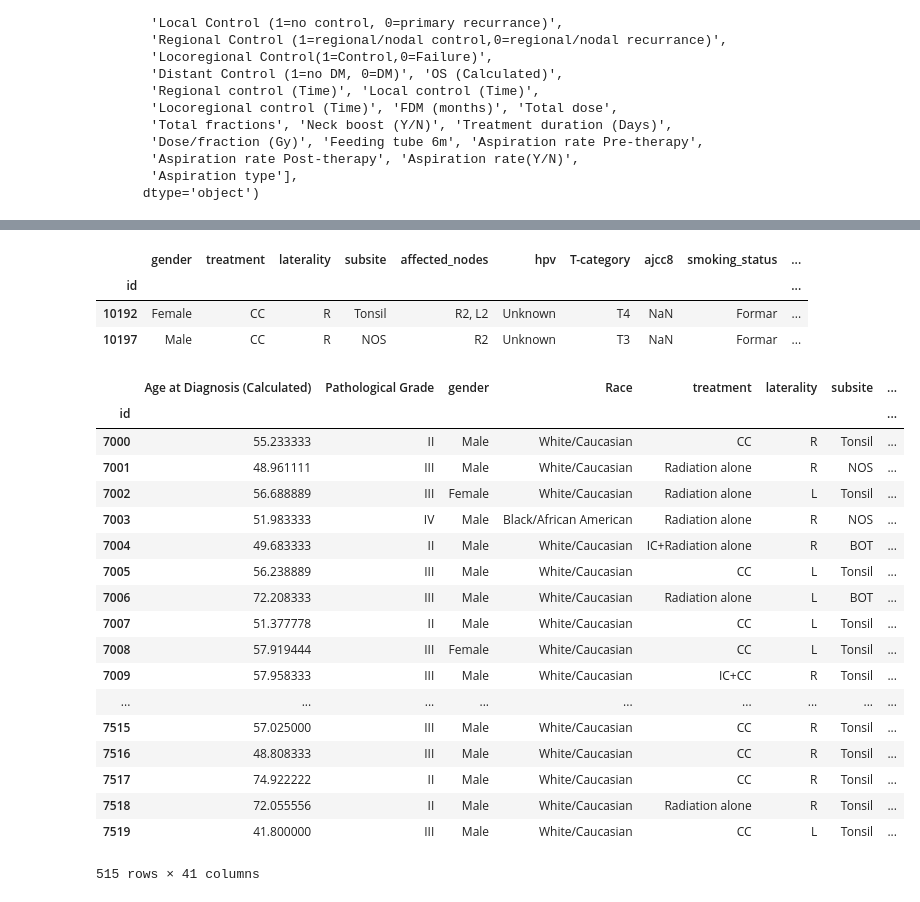
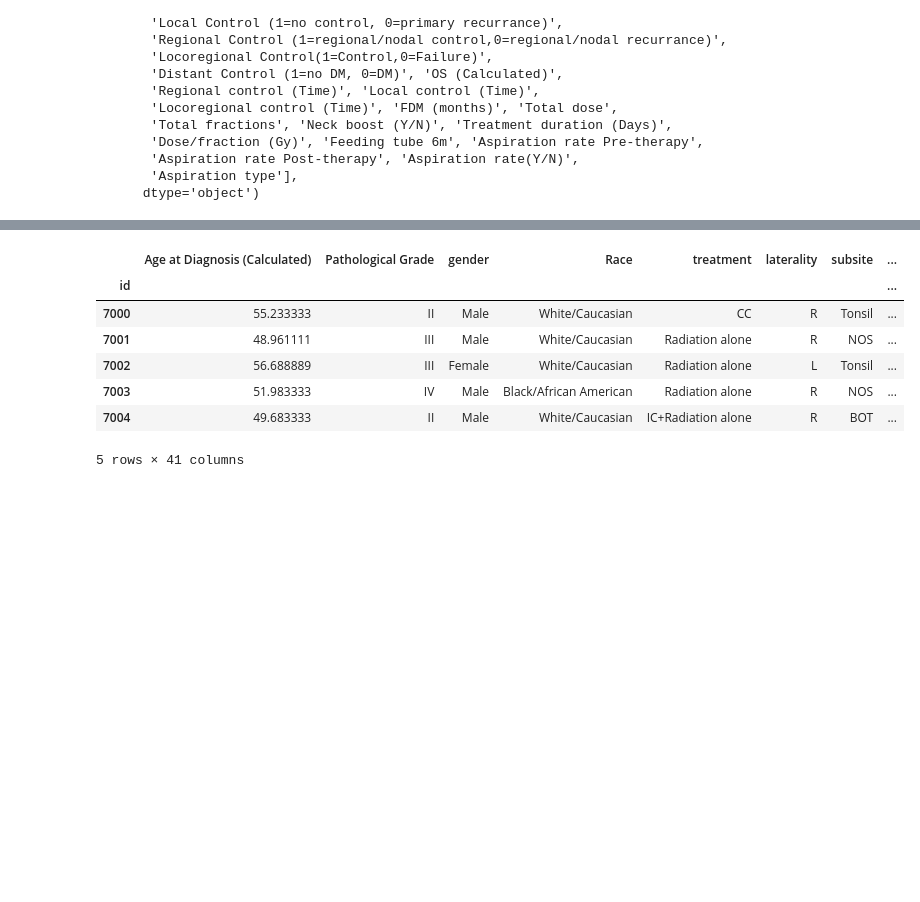
Before and after one commit to tehwentzel/LN_similarity, a Jupyter notebook: Clinical_Paper_Clustering.ipynb, the cells around one changed output, grey strips where cells are left out. Drawn from its saved outputs; the diff is of its cells as text; code cells hidden in the pictures; blank space fills up the shorter version.

```diff
--- a/Clinical_Paper_Clustering.ipynb
+++ b/Clinical_Paper_Clustering.ipynb
@@ -58,31 +46,13 @@ sd.data
-# %%
-sd.data[sd.data['N-category'] == 'N0']
-# %% [output]
-|  | gender | treatment | laterality | subsite | affected_nodes | hpv | T-category | ajcc8 | smoking_status | ... |
-| id |  |  |  |  |  |  |  |  |  | ... |
-| 10192 | Female | CC | R | Tonsil | R2, L2 | Unknown | T4 | NaN | Formar | ... |
-| 10197 | Male | CC | R | NOS | R2 | Unknown | T3 | NaN | Formar | ... |
 # %%
 validation_data = pd.read_excel(validation_file, index_col = 0).rename(columns = {'Affected Lymph node': 'Affected Lymph node UPPER'})
 vd = LNDataset(validation_data, validation=True)
-vd.data
+vd.data.head()
 # %% [output]
 |  | Age at Diagnosis (Calculated) | Pathological Grade | gender | Race | treatment | laterality | subsite | ... |
 | id |  |  |  |  |  |  |  | ... |
 | 7000 | 55.233333 | II | Male | White/Caucasian | CC | R | Tonsil | ... |
 | 7001 | 48.961111 | III | Male | White/Caucasian | Radiation alone | R | NOS | ... |
 | 7002 | 56.688889 | III | Female | White/Caucasian | Radiation alone | L | Tonsil | ... |
 | 7003 | 51.983333 | IV | Male | Black/African American | Radiation alone | R | NOS | ... |
 | 7004 | 49.683333 | II | Male | White/Caucasian | IC+Radiation alone | R | BOT | ... |
-| 7005 | 56.238889 | III | Male | White/Caucasian | CC | L | Tonsil | ... |
-| 7006 | 72.208333 | III | Male | White/Caucasian | Radiation alone | L | BOT | ... |
-| 7007 | 51.377778 | II | Male | White/Caucasian | CC | L | Tonsil | ... |
-| 7008 | 57.919444 | III | Female | White/Caucasian | CC | L | Tonsil | ... |
-| 7009 | 57.958333 | III | Male | White/Caucasian | IC+CC | R | Tonsil | ... |
-| ... | ... | ... | ... | ... | ... | ... | ... | ... |
-| 7515 | 57.025000 | III | Male | White/Caucasian | CC | R | Tonsil | ... |
-| 7516 | 48.808333 | III | Male | White/Caucasian | CC | R | Tonsil | ... |
-| 7517 | 74.922222 | II | Male | White/Caucasian | CC | R | Tonsil | ... |
-| 7518 | 72.055556 | II | Male | White/Caucasian | Radiation alone | R | Tonsil | ... |
-| 7519 | 41.800000 | III | Male | White/Caucasian | CC | L | Tonsil | ... |
-515 rows × 41 columns
+5 rows × 41 columns
```
Also changed, not shown: parts of 13 cells of this notebook, 16 other files.
